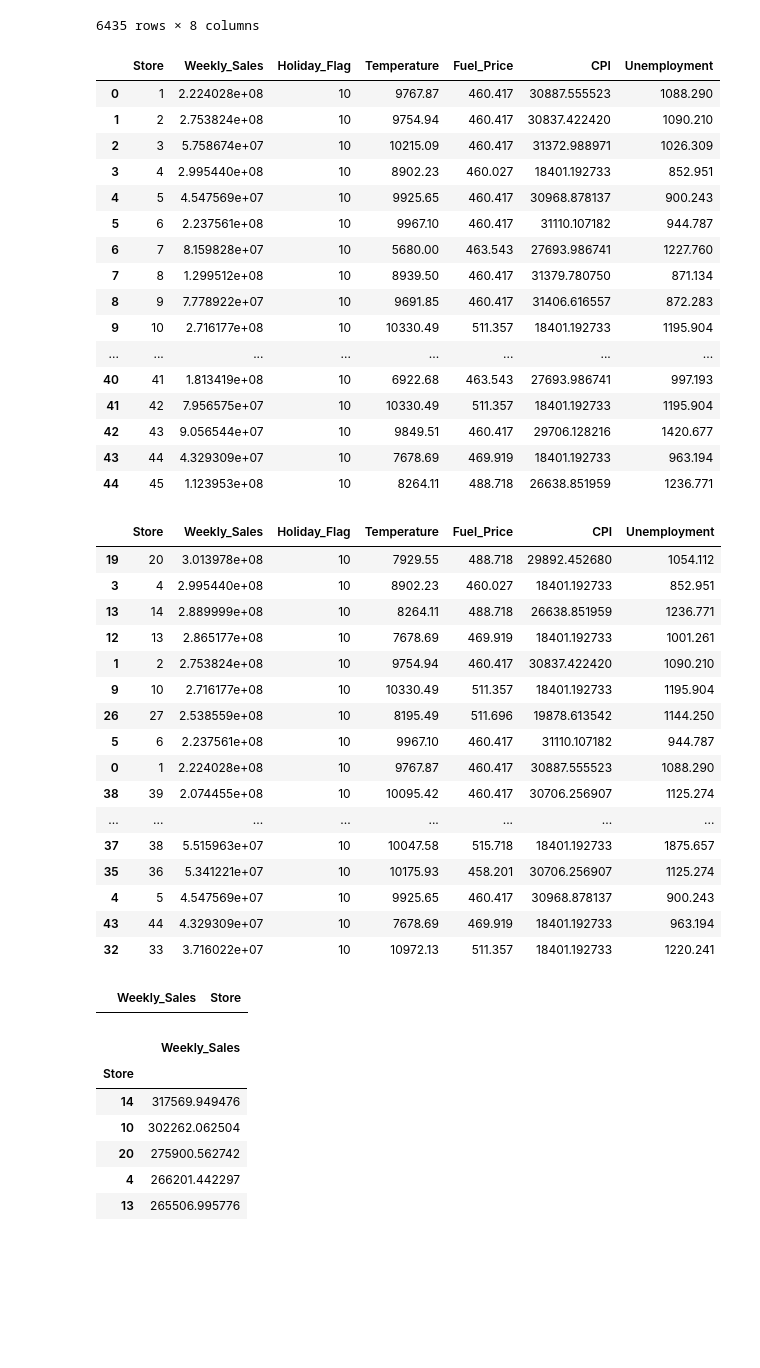
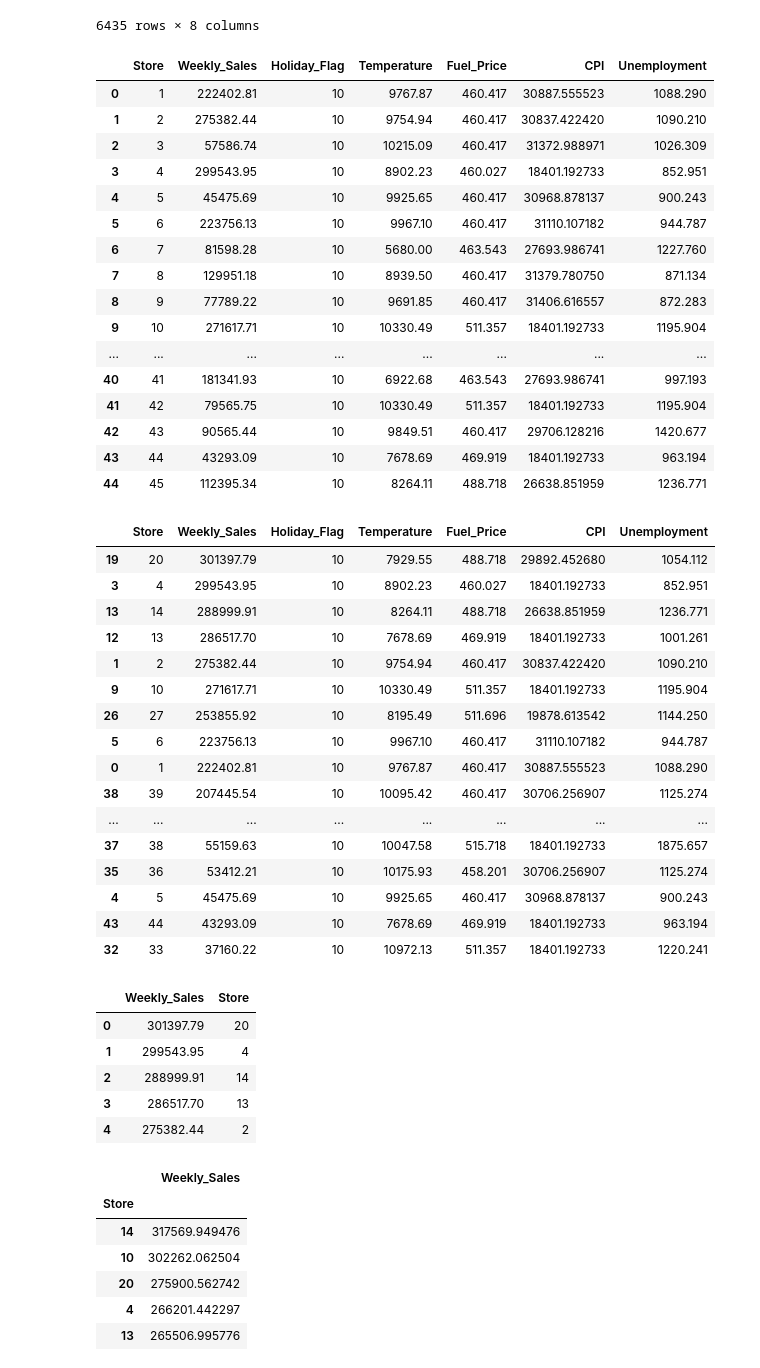
Before and after one commit to Psyclophe/Data-Scientist, a Jupyter notebook: Wal_mart_analysis_forecasting.ipynb, the cells around one changed output. Drawn from its saved outputs; the diff is of its cells as text; code cells hidden in the pictures; blank space fills up the shorter version.

```diff
--- a/Wal_mart_analysis_forecasting.ipynb
+++ b/Wal_mart_analysis_forecasting.ipynb
@@ -142,30 +144,31 @@ data_sort
 # %%
 #con la funcion "groupby" se indica a Python agrupar y sumar, por tienda y por semana, al ejecutar la función Python
 #agrega e indexa la columna "0" a la columna "1" como identificador
 
 group=df.groupby("Store").sum("Weekly_Sales")
 # buscar alternativa para formato de números
 group.reset_index(level=0, inplace=True)
+group["Weekly_Sales"]=(group["Weekly_Sales"]/1000).round(2)
 
 group
 # %% [output]
 |  | Store | Weekly_Sales | Holiday_Flag | Temperature | Fuel_Price | CPI | Unemployment |
-| 0 | 1 | 2.224028e+08 | 10 | 9767.87 | 460.417 | 30887.555523 | 1088.290 |
-| 1 | 2 | 2.753824e+08 | 10 | 9754.94 | 460.417 | 30837.422420 | 1090.210 |
-| 2 | 3 | 5.758674e+07 | 10 | 10215.09 | 460.417 | 31372.988971 | 1026.309 |
-| 3 | 4 | 2.995440e+08 | 10 | 8902.23 | 460.027 | 18401.192733 | 852.951 |
-| 4 | 5 | 4.547569e+07 | 10 | 9925.65 | 460.417 | 30968.878137 | 900.243 |
-| 5 | 6 | 2.237561e+08 | 10 | 9967.10 | 460.417 | 31110.107182 | 944.787 |
-| 6 | 7 | 8.159828e+07 | 10 | 5680.00 | 463.543 | 27693.986741 | 1227.760 |
-| 7 | 8 | 1.299512e+08 | 10 | 8939.50 | 460.417 | 31379.780750 | 871.134 |
-| 8 | 9 | 7.778922e+07 | 10 | 9691.85 | 460.417 | 31406.616557 | 872.283 |
-| 9 | 10 | 2.716177e+08 | 10 | 10330.49 | 511.357 | 18401.192733 | 1195.904 |
+| 0 | 1 | 222402.81 | 10 | 9767.87 | 460.417 | 30887.555523 | 1088.290 |
+| 1 | 2 | 275382.44 | 10 | 9754.94 | 460.417 | 30837.422420 | 1090.210 |
+| 2 | 3 | 57586.74 | 10 | 10215.09 | 460.417 | 31372.988971 | 1026.309 |
+| 3 | 4 | 299543.95 | 10 | 8902.23 | 460.027 | 18401.192733 | 852.951 |
+| 4 | 5 | 45475.69 | 10 | 9925.65 | 460.417 | 30968.878137 | 900.243 |
+| 5 | 6 | 223756.13 | 10 | 9967.10 | 460.417 | 31110.107182 | 944.787 |
+| 6 | 7 | 81598.28 | 10 | 5680.00 | 463.543 | 27693.986741 | 1227.760 |
+| 7 | 8 | 129951.18 | 10 | 8939.50 | 460.417 | 31379.780750 | 871.134 |
+| 8 | 9 | 77789.22 | 10 | 9691.85 | 460.417 | 31406.616557 | 872.283 |
+| 9 | 10 | 271617.71 | 10 | 10330.49 | 511.357 | 18401.192733 | 1195.904 |
 | ... | ... | ... | ... | ... | ... | ... | ... |
-| 40 | 41 | 1.813419e+08 | 10 | 6922.68 | 463.543 | 27693.986741 | 997.193 |
-| 41 | 42 | 7.956575e+07 | 10 | 10330.49 | 511.357 | 18401.192733 | 1195.904 |
-| 42 | 43 | 9.056544e+07 | 10 | 9849.51 | 460.417 | 29706.128216 | 1420.677 |
-| 43 | 44 | 4.329309e+07 | 10 | 7678.69 | 469.919 | 18401.192733 | 963.194 |
-| 44 | 45 | 1.123953e+08 | 10 | 8264.11 | 488.718 | 26638.851959 | 1236.771 |
+| 40 | 41 | 181341.93 | 10 | 6922.68 | 463.543 | 27693.986741 | 997.193 |
+| 41 | 42 | 79565.75 | 10 | 10330.49 | 511.357 | 18401.192733 | 1195.904 |
+| 42 | 43 | 90565.44 | 10 | 9849.51 | 460.417 | 29706.128216 | 1420.677 |
+| 43 | 44 | 43293.09 | 10 | 7678.69 | 469.919 | 18401.192733 | 963.194 |
+| 44 | 45 | 112395.34 | 10 | 8264.11 | 488.718 | 26638.851959 | 1236.771 |
 # %%
 #se solicita a Python ordenar por tienda y por volumen de ventas
 
@@ -174,28 +177,32 @@ sort_WS=group.sort_values('Weekly_Sales', ascending=False)
 sort_WS
 # %% [output]
 |  | Store | Weekly_Sales | Holiday_Flag | Temperature | Fuel_Price | CPI | Unemployment |
-| 19 | 20 | 3.013978e+08 | 10 | 7929.55 | 488.718 | 29892.452680 | 1054.112 |
-| 3 | 4 | 2.995440e+08 | 10 | 8902.23 | 460.027 | 18401.192733 | 852.951 |
-| 13 | 14 | 2.889999e+08 | 10 | 8264.11 | 488.718 | 26638.851959 | 1236.771 |
-| 12 | 13 | 2.865177e+08 | 10 | 7678.69 | 469.919 | 18401.192733 | 1001.261 |
-| 1 | 2 | 2.753824e+08 | 10 | 9754.94 | 460.417 | 30837.422420 | 1090.210 |
-| 9 | 10 | 2.716177e+08 | 10 | 10330.49 | 511.357 | 18401.192733 | 1195.904 |
-| 26 | 27 | 2.538559e+08 | 10 | 8195.49 | 511.696 | 19878.613542 | 1144.250 |
-| 5 | 6 | 2.237561e+08 | 10 | 9967.10 | 460.417 | 31110.107182 | 944.787 |
-| 0 | 1 | 2.224028e+08 | 10 | 9767.87 | 460.417 | 30887.555523 | 1088.290 |
-| 38 | 39 | 2.074455e+08 | 10 | 10095.42 | 460.417 | 30706.256907 | 1125.274 |
+| 19 | 20 | 301397.79 | 10 | 7929.55 | 488.718 | 29892.452680 | 1054.112 |
+| 3 | 4 | 299543.95 | 10 | 8902.23 | 460.027 | 18401.192733 | 852.951 |
+| 13 | 14 | 288999.91 | 10 | 8264.11 | 488.718 | 26638.851959 | 1236.771 |
+| 12 | 13 | 286517.70 | 10 | 7678.69 | 469.919 | 18401.192733 | 1001.261 |
+| 1 | 2 | 275382.44 | 10 | 9754.94 | 460.417 | 30837.422420 | 1090.210 |
+| 9 | 10 | 271617.71 | 10 | 10330.49 | 511.357 | 18401.192733 | 1195.904 |
+| 26 | 27 | 253855.92 | 10 | 8195.49 | 511.696 | 19878.613542 | 1144.250 |
+| 5 | 6 | 223756.13 | 10 | 9967.10 | 460.417 | 31110.107182 | 944.787 |
+| 0 | 1 | 222402.81 | 10 | 9767.87 | 460.417 | 30887.555523 | 1088.290 |
+| 38 | 39 | 207445.54 | 10 | 10095.42 | 460.417 | 30706.256907 | 1125.274 |
 | ... | ... | ... | ... | ... | ... | ... | ... |
-| 37 | 38 | 5.515963e+07 | 10 | 10047.58 | 515.718 | 18401.192733 | 1875.657 |
-| 35 | 36 | 5.341221e+07 | 10 | 10175.93 | 458.201 | 30706.256907 | 1125.274 |
-| 4 | 5 | 4.547569e+07 | 10 | 9925.65 | 460.417 | 30968.878137 | 900.243 |
-| 43 | 44 | 4.329309e+07 | 10 | 7678.69 | 469.919 | 18401.192733 | 963.194 |
-| 32 | 33 | 3.716022e+07 | 10 | 10972.13 | 511.357 | 18401.192733 | 1220.241 |
+| 37 | 38 | 55159.63 | 10 | 10047.58 | 515.718 | 18401.192733 | 1875.657 |
+| 35 | 36 | 53412.21 | 10 | 10175.93 | 458.201 | 30706.256907 | 1125.274 |
+| 4 | 5 | 45475.69 | 10 | 9925.65 | 460.417 | 30968.878137 | 900.243 |
+| 43 | 44 | 43293.09 | 10 | 7678.69 | 469.919 | 18401.192733 | 963.194 |
+| 32 | 33 | 37160.22 | 10 | 10972.13 | 511.357 | 18401.192733 | 1220.241 |
-# %%
-sort=sort[['Weekly_Sales', 'Store']][-10:]
-sort=sort.sort_values('Weekly_Sales')
-sort
-# %% [output]
-|  | Weekly_Sales | Store |
+# %%
+sort5=sort_WS[['Weekly_Sales', 'Store']][0:5:].reset_index(drop=True)
+sort5
+# %% [output]
+|  | Weekly_Sales | Store |
+| 0 | 301397.79 | 20 |
+| 1 | 299543.95 | 4 |
+| 2 | 288999.91 | 14 |
+| 3 | 286517.70 | 13 |
+| 4 | 275382.44 | 2 |
 # %%
 #es este script se solicita a Python calcular la Desviacioón Estandar por tienda, ordenando de la mayor a la menor
 
```
Also changed, not shown: parts of 10 cells of this notebook.
